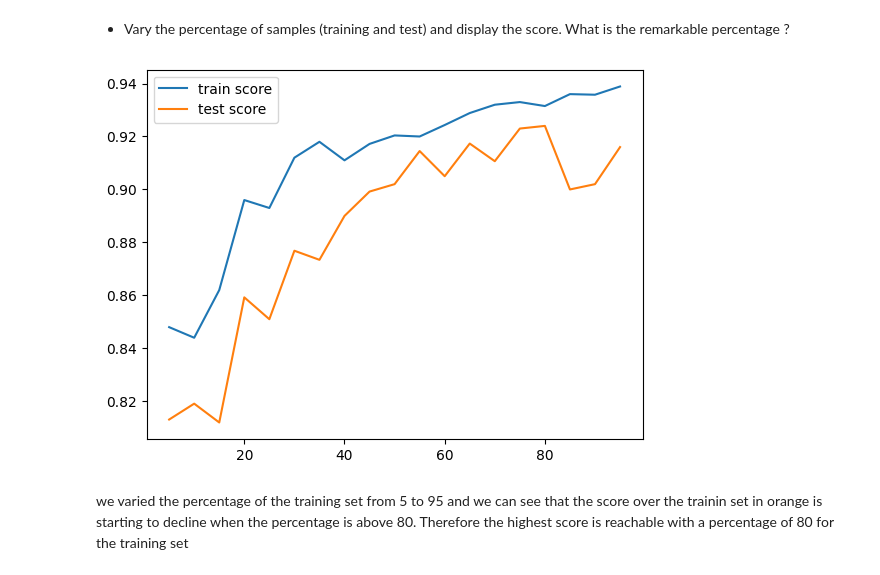
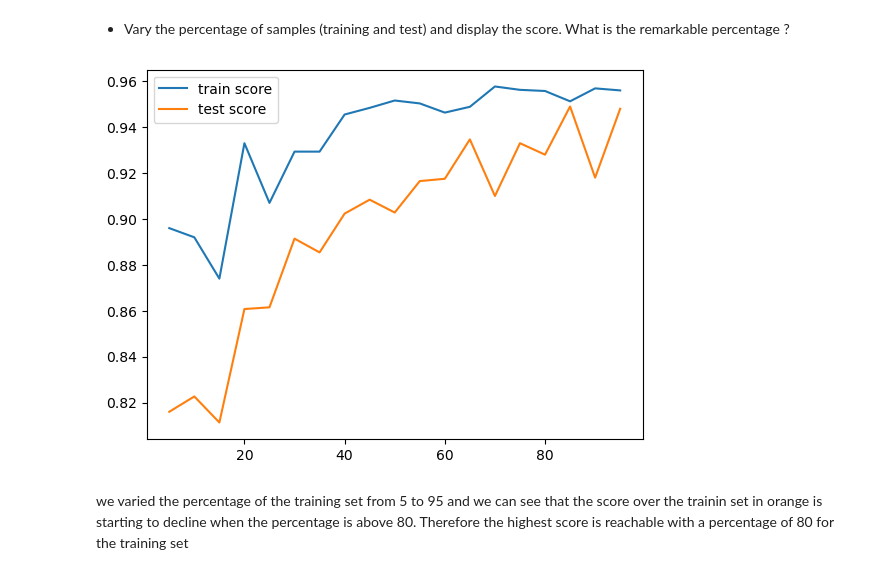
Before and after one commit to NicoSiard/Machine_Learning, a Jupyter notebook: kNN.ipynb, the cells around one changed output. Saved outputs shown, nothing was run; the diff lists cells and outputs as text; code cells hidden in the pictures.

```diff
--- a/kNN.ipynb
+++ b/kNN.ipynb
@@ -215,7 +215,7 @@ xtrain, xtest, ytrain, ytest = train_test_split(X, y, train_size=0.8, test_size
 # %%
 # TODO
 from sklearn import neighbors
-k=10
+k=4
 clf = neighbors.KNeighborsClassifier(k)
 clf.fit(xtrain, ytrain)
 # %% [output]
@@ -264,32 +264,32 @@ If the error rate is low, the model can be to specific to the training-set and m
 # %%
 # TODO
 from sklearn.model_selection import train_test_split
 from sklearn import neighbors
 
 
-k=10
+k=4
 
 train_score=[]
 test_score=[]
 percent_vec=[]
 
 for percent in range(5,100,5):
     xtrain, xtest, ytrain, ytest = train_test_split(X, y, train_size=round(percent/100,1))
 
     clf = neighbors.KNeighborsClassifier(k)
     clf.fit(xtrain, ytrain)
 
     train_score.append(clf.score(xtrain,ytrain))
     test_score.append(clf.score(xtest,ytest))
     percent_vec.append(percent)
 
 
 plt.plot(percent_vec, train_score)
 plt.plot(percent_vec, test_score)
 plt.legend(["train score", "test score"])
 plt.show()
 # %% [output]
-[figure, old version]
+[figure, new version]
 # %% [markdown]
 we varied the percentage of the training set from 5 to 95 and we can see that the score over the trainin set in orange is starting to decline when the percentage is above 80. Therefore the highest score is reachable with a percentage of 80 for the training set
 # %% [markdown]
```
Also changed, not shown: parts of 10 cells of this notebook.
